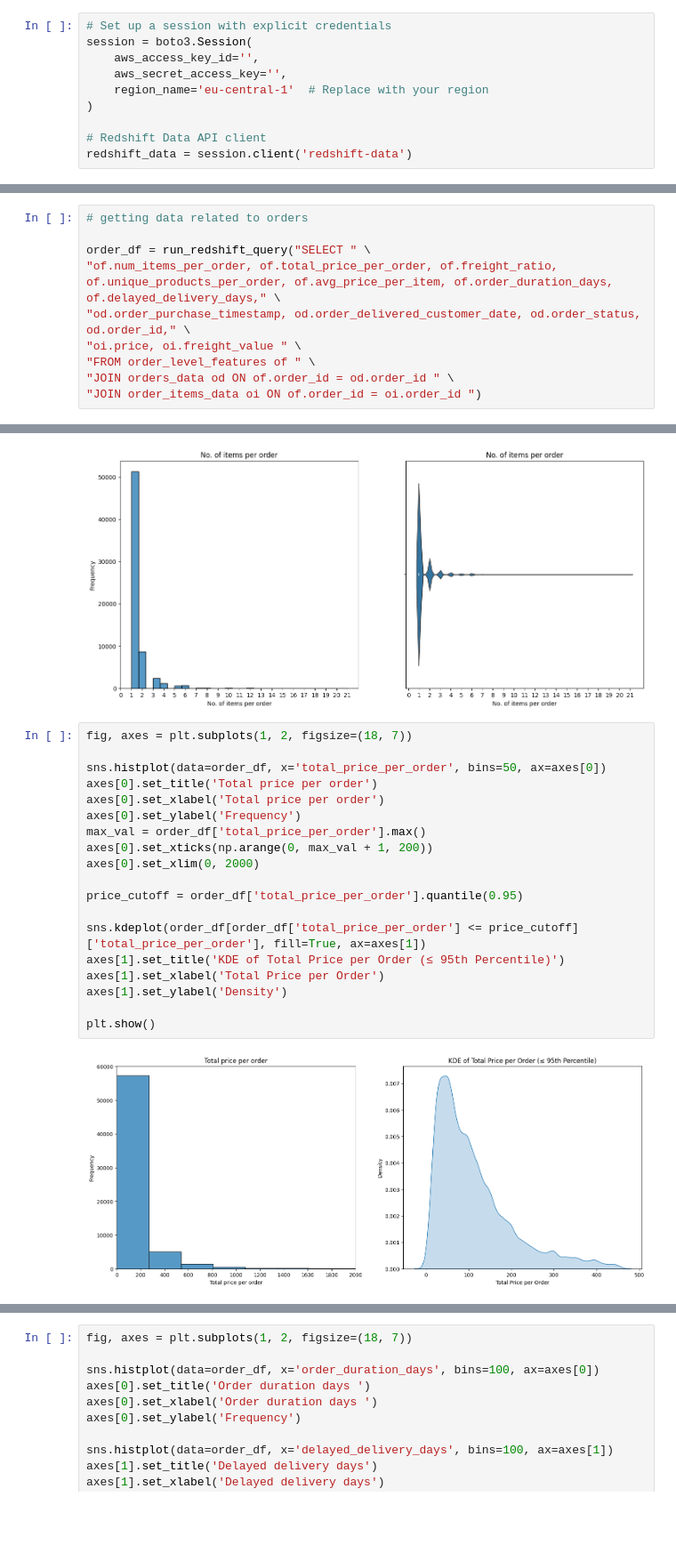
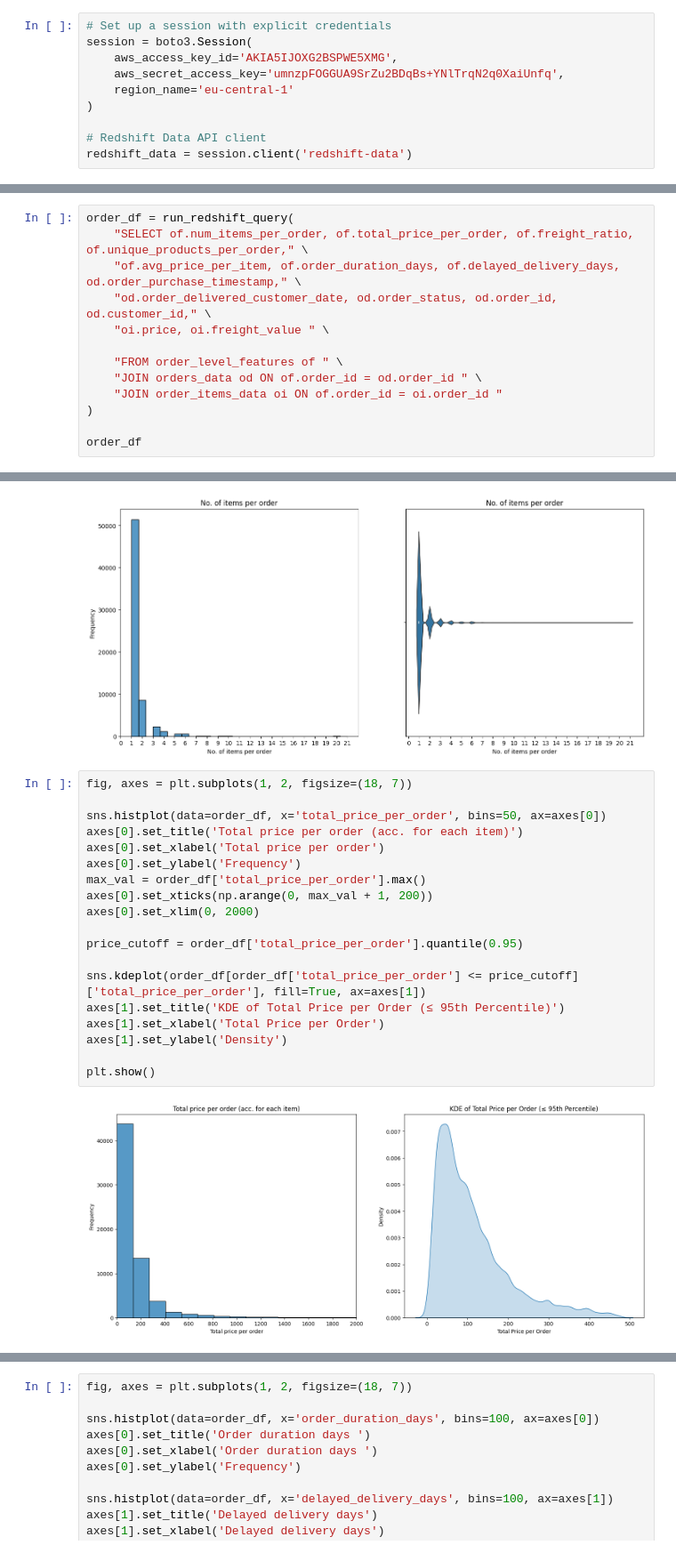
Before and after one commit to sohaibsalman13/Sales-Revenue-Prediction-App, a Jupyter notebook: main.ipynb, the cells around one changed output, grey strips where cells are left out. Shown at 89% size. Cells and saved outputs as stored; diff of their text form; blank space fills up the shorter version.

```diff
--- a/main.ipynb
+++ b/main.ipynb
@@ -11,9 +11,9 @@ import numpy as np
 # %%
 # Set up a session with explicit credentials
 session = boto3.Session(
-    aws_access_key_id='',
-    aws_secret_access_key='',
-    region_name='eu-central-1'  # Replace with your region
+    aws_access_key_id='AKIA5IJOXG2BSPWE5XMG',
+    aws_secret_access_key='umnzpFOGGUA9SrZu2BDqBs+YNlTrqN2q0XaiUnfq',
+    region_name='eu-central-1'
 )
 
 # Redshift Data API client
@@ -76,12 +76,15 @@ order_columns
 | 22 | orders_data | order_delivered_customer_date |
 | 23 | orders_data | order_estimated_delivery_date |
 # %%
-# getting data related to orders
+order_df = run_redshift_query(
+    "SELECT of.num_items_per_order, of.total_price_per_order, of.freight_ratio, of.unique_products_per_order," \
+    "of.avg_price_per_item, of.order_duration_days, of.delayed_delivery_days, od.order_purchase_timestamp," \
+    "od.order_delivered_customer_date, od.order_status, od.order_id, od.customer_id," \
+    "oi.price, oi.freight_value " \
 
-order_df = run_redshift_query("SELECT " \
-"of.num_items_per_order, of.total_price_per_order, of.freight_ratio, of.unique_products_per_order, of.avg_price_per_item, of.order_duration_days, of.delayed_delivery_days," \
-"od.order_purchase_timestamp, od.order_delivered_customer_date, od.order_status, od.order_id," \
-"oi.price, oi.freight_value " \
-"FROM order_level_features of " \
-"JOIN orders_data od ON of.order_id = od.order_id " \
-"JOIN order_items_data oi ON of.order_id = oi.order_id ")
+    "FROM order_level_features of " \
+    "JOIN orders_data od ON of.order_id = od.order_id " \
+    "JOIN order_items_data oi ON of.order_id = oi.order_id "
+)
+
+order_df
@@ -125,22 +144,22 @@ plt.show()
 # %%
 fig, axes = plt.subplots(1, 2, figsize=(18, 7))
 
 sns.histplot(data=order_df, x='total_price_per_order', bins=50, ax=axes[0])
-axes[0].set_title('Total price per order')
+axes[0].set_title('Total price per order (acc. for each item)')
 axes[0].set_xlabel('Total price per order')
 axes[0].set_ylabel('Frequency')
 max_val = order_df['total_price_per_order'].max()
 axes[0].set_xticks(np.arange(0, max_val + 1, 200))
 axes[0].set_xlim(0, 2000)
 
 price_cutoff = order_df['total_price_per_order'].quantile(0.95)
 
 sns.kdeplot(order_df[order_df['total_price_per_order'] <= price_cutoff]['total_price_per_order'], fill=True, ax=axes[1])
 axes[1].set_title('KDE of Total Price per Order (≤ 95th Percentile)')
 axes[1].set_xlabel('Total Price per Order')
 axes[1].set_ylabel('Density')
 
 plt.show()
 # %% [output]
-[figure, old version]
+[figure, new version]
 # %%
```
Also changed, not shown: parts of 15 cells of this notebook, 1 other file.
